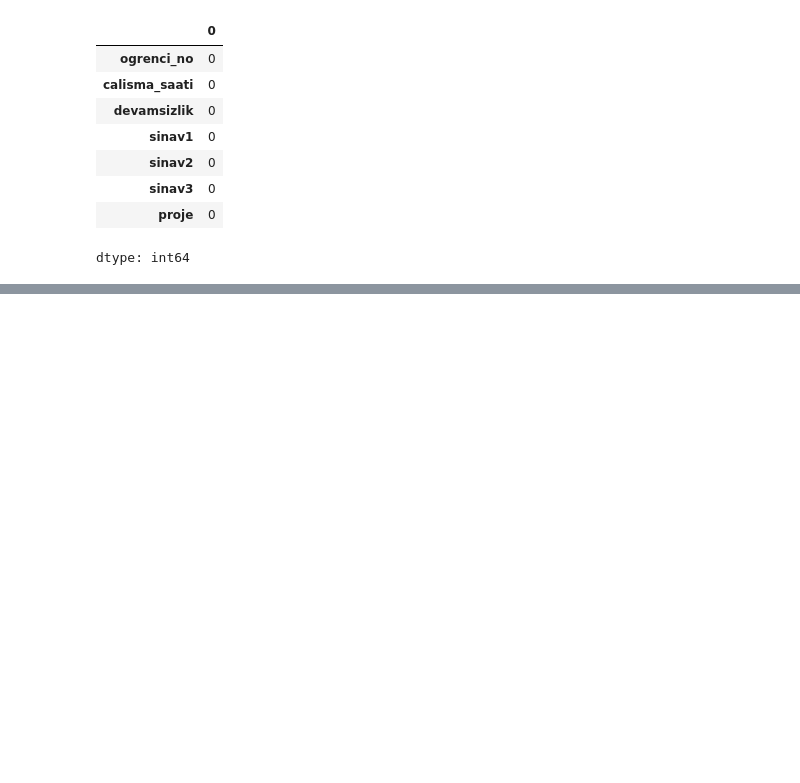
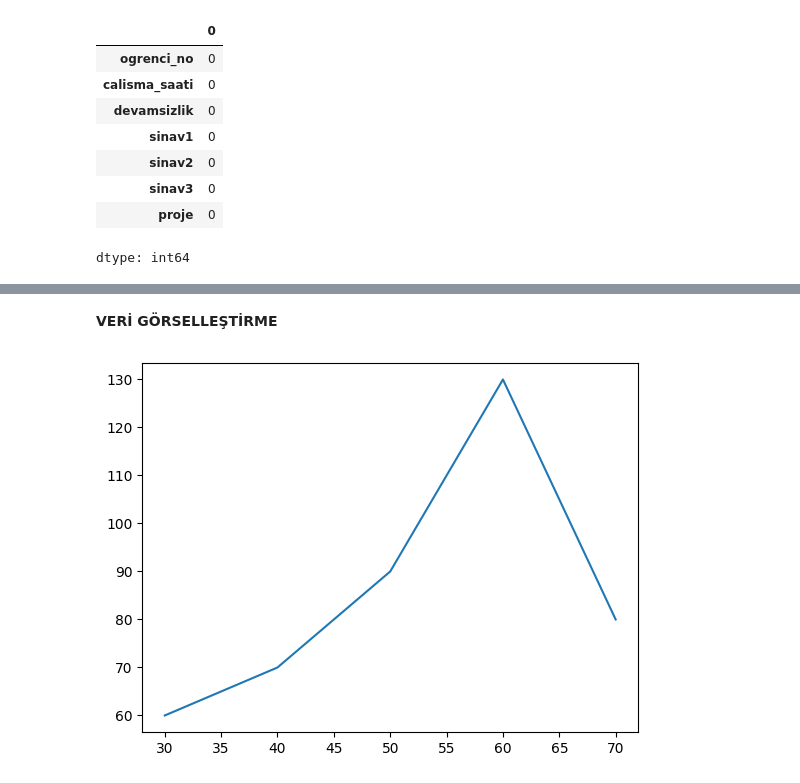
Before and after one commit to europecodingschool/ECS---VB---YZ---08.26, a Jupyter notebook: VB_YZ_Ders_6_.ipynb, the cells around one changed output, grey strips where cells are left out. Saved outputs shown, nothing was run; the diff lists cells and outputs as text; code cells hidden in the pictures; blank space fills up the shorter version.

```diff
--- a/VB_YZ_Ders_6_.ipynb
+++ b/VB_YZ_Ders_6_.ipynb
@@ -221,0 +269,10 @@ df
+# %% [markdown]
+**VERİ GÖRSELLEŞTİRME**
+# %%
+x = [30,40,50,60,70]
+y = [60,70,90,130,80]
+# %%
+plt.plot(x, y)
+plt.show()
+# %% [output]
+[figure, added]
```
Also changed, not shown: parts of 27 cells of this notebook.
